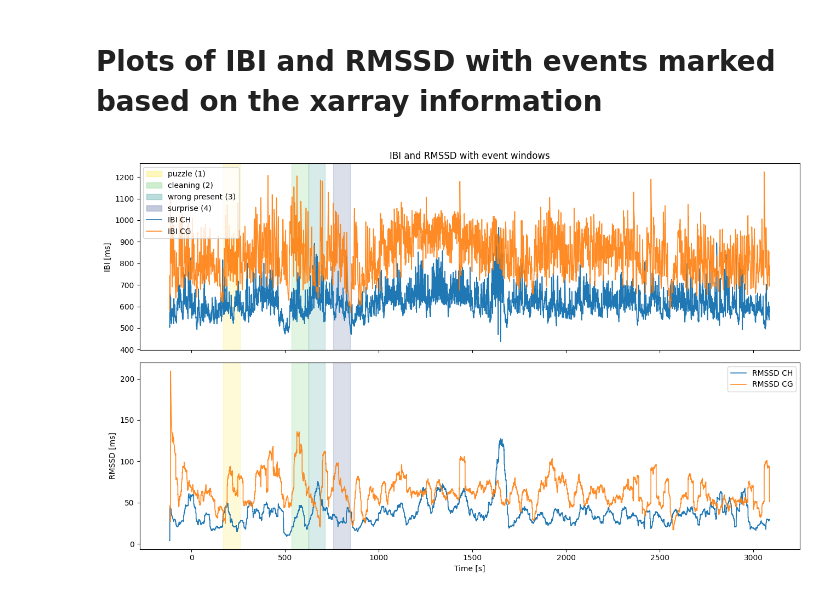
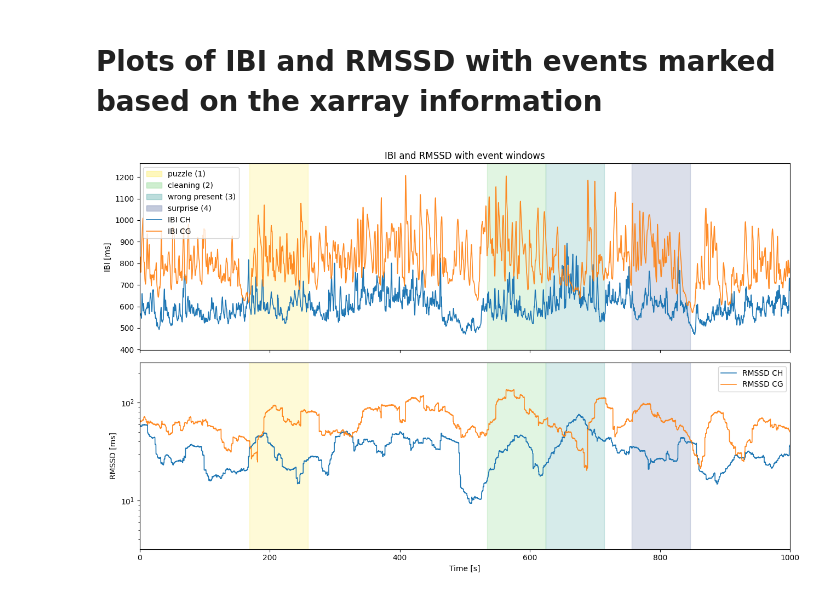
Before and after one commit to SYNCC-IN/hyperscanning-signal-analysis, a Jupyter notebook: scripts/secore_import_demo.ipynb, the cells around one changed output. Saved outputs shown, nothing was run; the diff lists cells and outputs as text; code cells hidden in the pictures.

```diff
--- a/scripts/secore_import_demo.ipynb
+++ b/scripts/secore_import_demo.ipynb
@@ -96,34 +96,37 @@ axes[0].set_ylabel('IBI [ms]')
 axes[0].set_title('IBI and RMSSD with event windows')
 
 # RMSSD panel
-axes[1].plot(t, rmssd_ch, label='RMSSD CH', lw=1.2)
-axes[1].plot(t, rmssd_cg, label='RMSSD CG', lw=1.2, alpha=0.9)
+axes[1].semilogy(t, rmssd_ch, label='RMSSD CH', lw=1.2)
+axes[1].semilogy(t, rmssd_cg, label='RMSSD CG', lw=1.2, alpha=0.9)
 axes[1].set_ylabel('RMSSD [ms]')
 axes[1].set_xlabel('Time [s]')
 
 # Shade event windows on both axes
 for event_name, window in event_windows_s.items():
     if event_name == 'baseline':
         continue
     start = float(window['start_s'])
     end = float(window['end_s'])
     color = event_colors.get(event_name, '#bbbbbb')
     for ax in axes:
         ax.axvspan(start, end, color=color, alpha=0.18)
 
 # Build combined signal + event legend
 event_handles = []
 for event_name, code in sorted(event_code_map.items(), key=lambda kv: kv[1]):
     if event_name == 'baseline':
         continue
     color = event_colors.get(event_name, '#bbbbbb')
     event_handles.append(plt.Rectangle((0, 0), 1, 1, color=color, alpha=0.3, label=f'{event_name} ({code})'))
 
 signal_handles_0 = axes[0].get_legend_handles_labels()[0]
 axes[0].legend(handles=event_handles + signal_handles_0, loc='upper left')
 axes[1].legend(loc='upper right')
 
+axes[0].set_xlim(0,1000)  # Focus on first ~17 minutes
+axes[1].set_xlim(0,1000)  # Focus on first ~17 minutes
+
 plt.tight_layout()
 plt.show()
 # %% [output]
-[figure, old version]
+[figure, new version]
```
Also changed, not shown: parts of 1 cell of this notebook.
